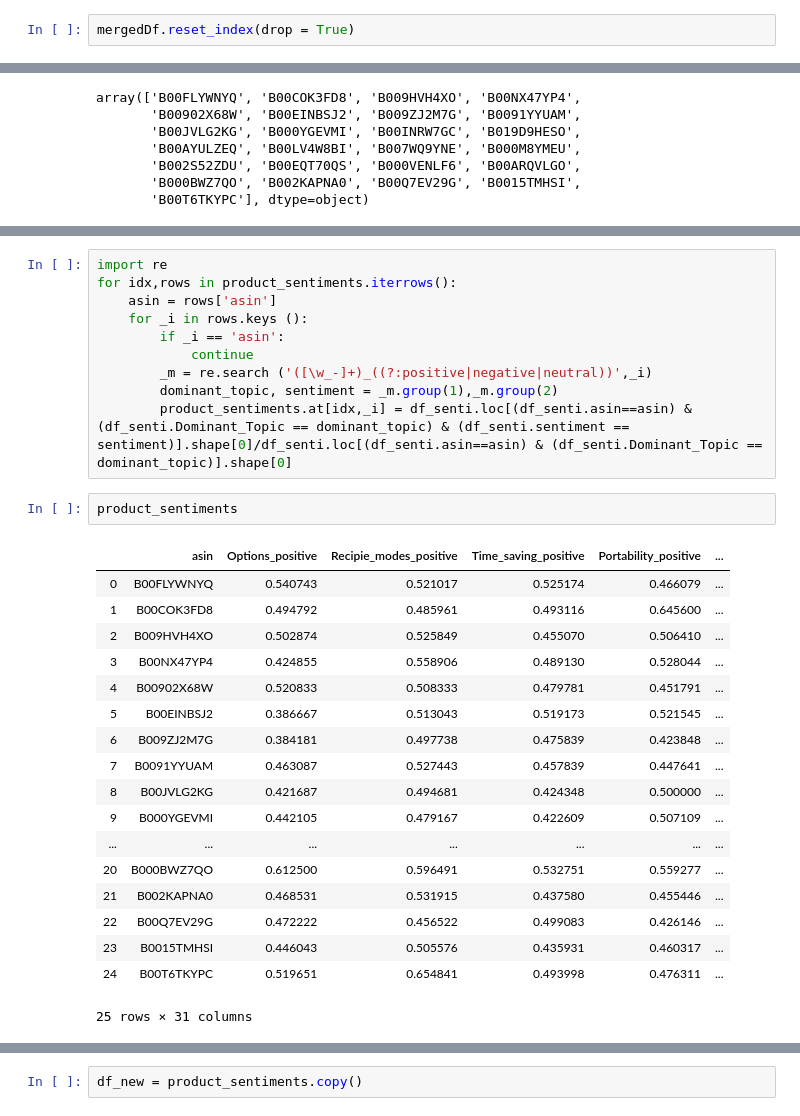
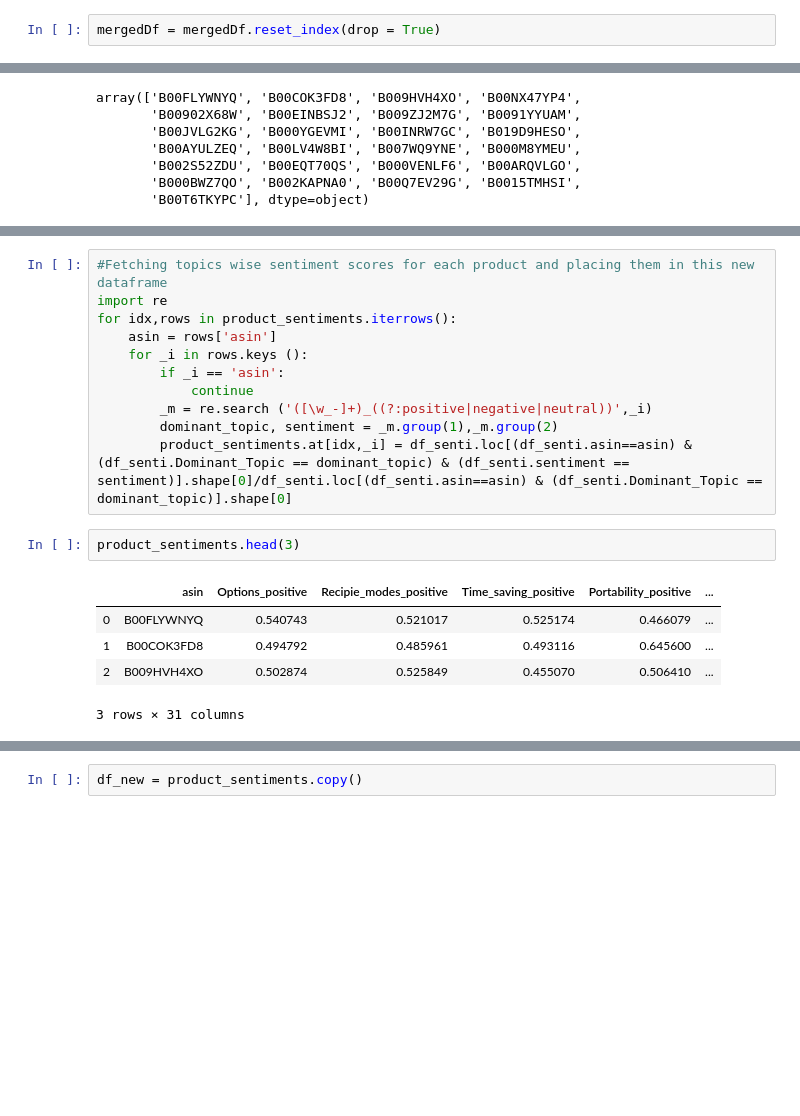
Before and after one commit to Thaslim/Amazon_Review_Analysis, a Jupyter notebook: Topic Modelling and Sentiment Analysis/Sentiment Scores per topic.ipynb, the cells around one changed output, grey strips where cells are left out. Saved outputs shown, nothing was run; the diff lists cells and outputs as text; blank space fills up the shorter version.

```diff
--- a/Topic Modelling and Sentiment Analysis/Sentiment Scores per topic.ipynb
+++ b/Topic Modelling and Sentiment Analysis/Sentiment Scores per topic.ipynb
@@ -270,2 +211,2 @@ memory usage: 16.2+ MB
 # %%
-mergedDf.reset_index(drop = True)
+mergedDf = mergedDf.reset_index(drop = True)
@@ -438,4 +349,5 @@ product_sentiments
 # %%
+#Fetching topics wise sentiment scores for each product and placing them in this new dataframe
 import re
 for idx,rows in product_sentiments.iterrows():
     asin = rows['asin']
@@ -446,23 +358,10 @@ for idx,rows in product_sentiments.iterrows():
         dominant_topic, sentiment = _m.group(1),_m.group(2)
         product_sentiments.at[idx,_i] = df_senti.loc[(df_senti.asin==asin) & (df_senti.Dominant_Topic == dominant_topic) & (df_senti.sentiment == sentiment)].shape[0]/df_senti.loc[(df_senti.asin==asin) & (df_senti.Dominant_Topic == dominant_topic)].shape[0]
 # %%
-product_sentiments
+product_sentiments.head(3)
 # %% [output]
 |  | asin | Options_positive | Recipie_modes_positive | Time_saving_positive | Portability_positive | ... |
 | 0 | B00FLYWNYQ | 0.540743 | 0.521017 | 0.525174 | 0.466079 | ... |
 | 1 | B00COK3FD8 | 0.494792 | 0.485961 | 0.493116 | 0.645600 | ... |
 | 2 | B009HVH4XO | 0.502874 | 0.525849 | 0.455070 | 0.506410 | ... |
-| 3 | B00NX47YP4 | 0.424855 | 0.558906 | 0.489130 | 0.528044 | ... |
-| 4 | B00902X68W | 0.520833 | 0.508333 | 0.479781 | 0.451791 | ... |
-| 5 | B00EINBSJ2 | 0.386667 | 0.513043 | 0.519173 | 0.521545 | ... |
-| 6 | B009ZJ2M7G | 0.384181 | 0.497738 | 0.475839 | 0.423848 | ... |
-| 7 | B0091YYUAM | 0.463087 | 0.527443 | 0.457839 | 0.447641 | ... |
-| 8 | B00JVLG2KG | 0.421687 | 0.494681 | 0.424348 | 0.500000 | ... |
-| 9 | B000YGEVMI | 0.442105 | 0.479167 | 0.422609 | 0.507109 | ... |
-| ... | ... | ... | ... | ... | ... | ... |
-| 20 | B000BWZ7QO | 0.612500 | 0.596491 | 0.532751 | 0.559277 | ... |
-| 21 | B002KAPNA0 | 0.468531 | 0.531915 | 0.437580 | 0.455446 | ... |
-| 22 | B00Q7EV29G | 0.472222 | 0.456522 | 0.499083 | 0.426146 | ... |
-| 23 | B0015TMHSI | 0.446043 | 0.505576 | 0.435931 | 0.460317 | ... |
-| 24 | B00T6TKYPC | 0.519651 | 0.654841 | 0.493998 | 0.476311 | ... |
-25 rows × 31 columns
+3 rows × 31 columns
```
Also changed, not shown: parts of 56 cells of this notebook.
